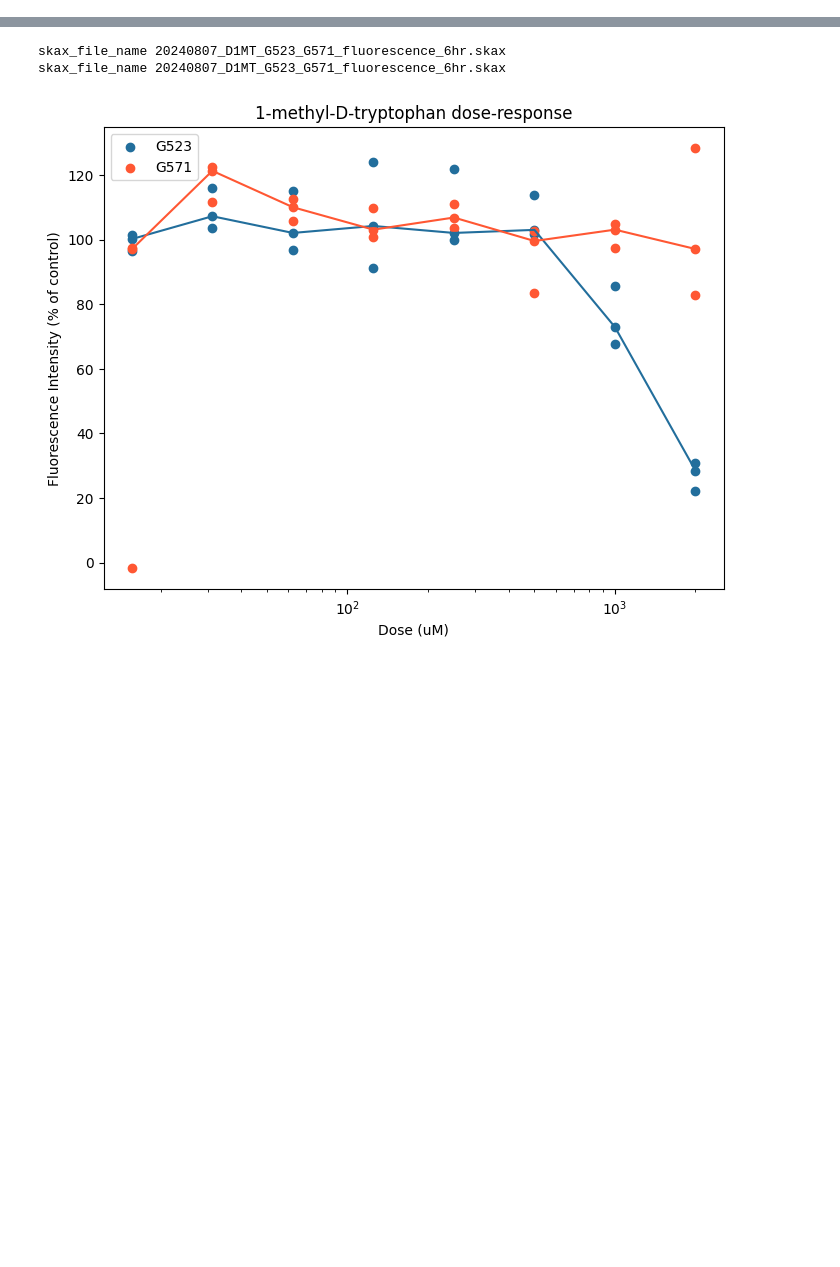
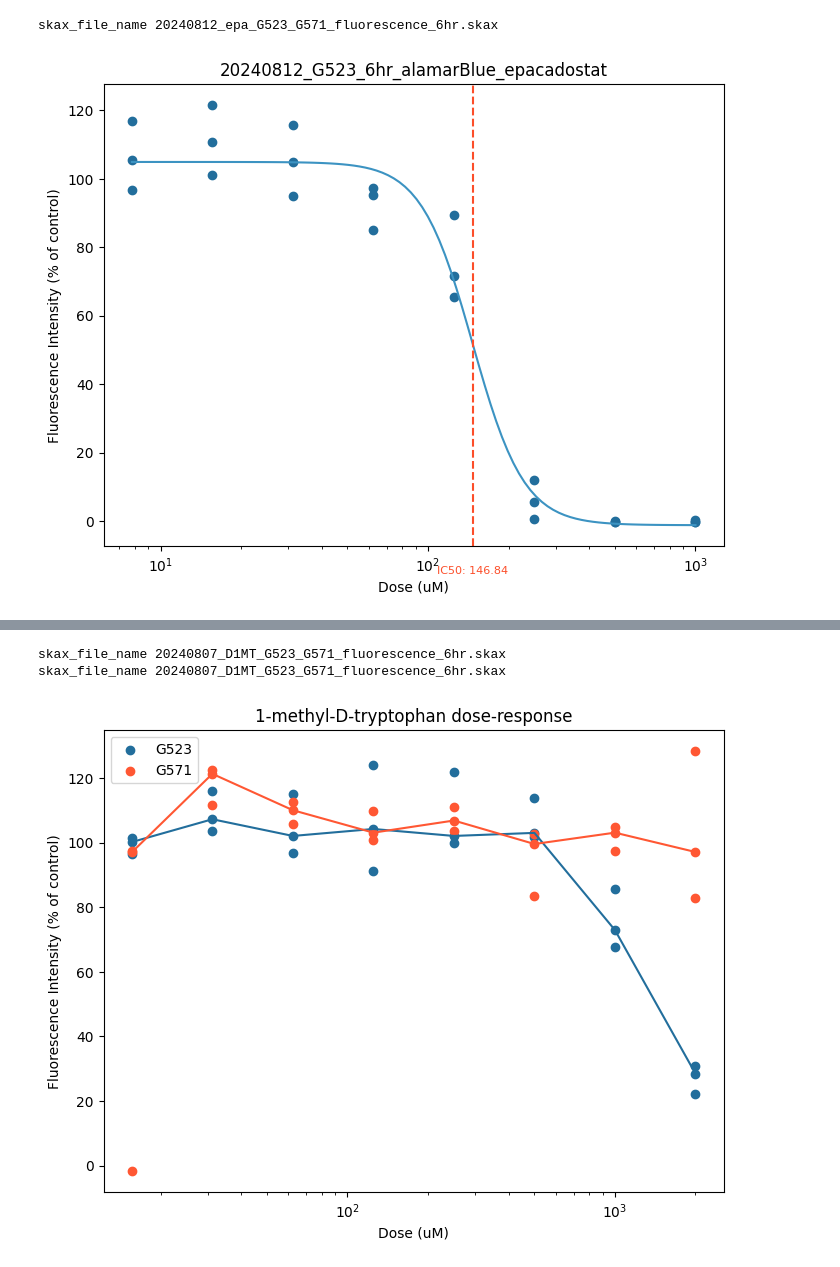
Before and after one commit to jess-xia/drug_dose_response, a Jupyter notebook: dose_response_alamar_triplicate.ipynb, the cells around one changed output, grey strips where cells are left out. Drawn from its saved outputs; the diff is of its cells as text; code cells hidden in the pictures; blank space fills up the shorter version.

```diff
--- a/dose_response_alamar_triplicate.ipynb
+++ b/dose_response_alamar_triplicate.ipynb
@@ -110,0 +141,13 @@ responses [-0.5125444169268869 -0.6966727683859159 2.891138150102293
+# %%
+file_path = "C:/GSC Project/drug_dose_response/raw_data/temporarySkanitExport Aug Mon 12 2024 15-19-29-6182758.xlsx"
+cell_line_num = 1
+concentrations = [1000, 500, 250, 125, 62.5, 31.25, 15.625, 7.8125, 0] # Epacadostat concentrations
+plot_title = '20240812_G523_6hr_alamarBlue_epacadostat'
+
+cell_line = standardize_replicates(file_path, cell_line_num)
+ic50, doses_fit, responses_fit = fit_dose_response(concentrations, cell_line)
+
+plot_dose_response(cell_line, concentrations, doses_fit, responses_fit, ic50, plot_title)
+# %% [output]
+skax_file_name 20240812_epa_G523_G571_fluorescence_6hr.skax
+[figure, added]
```
Also changed, not shown: parts of 43 cells of this notebook.
